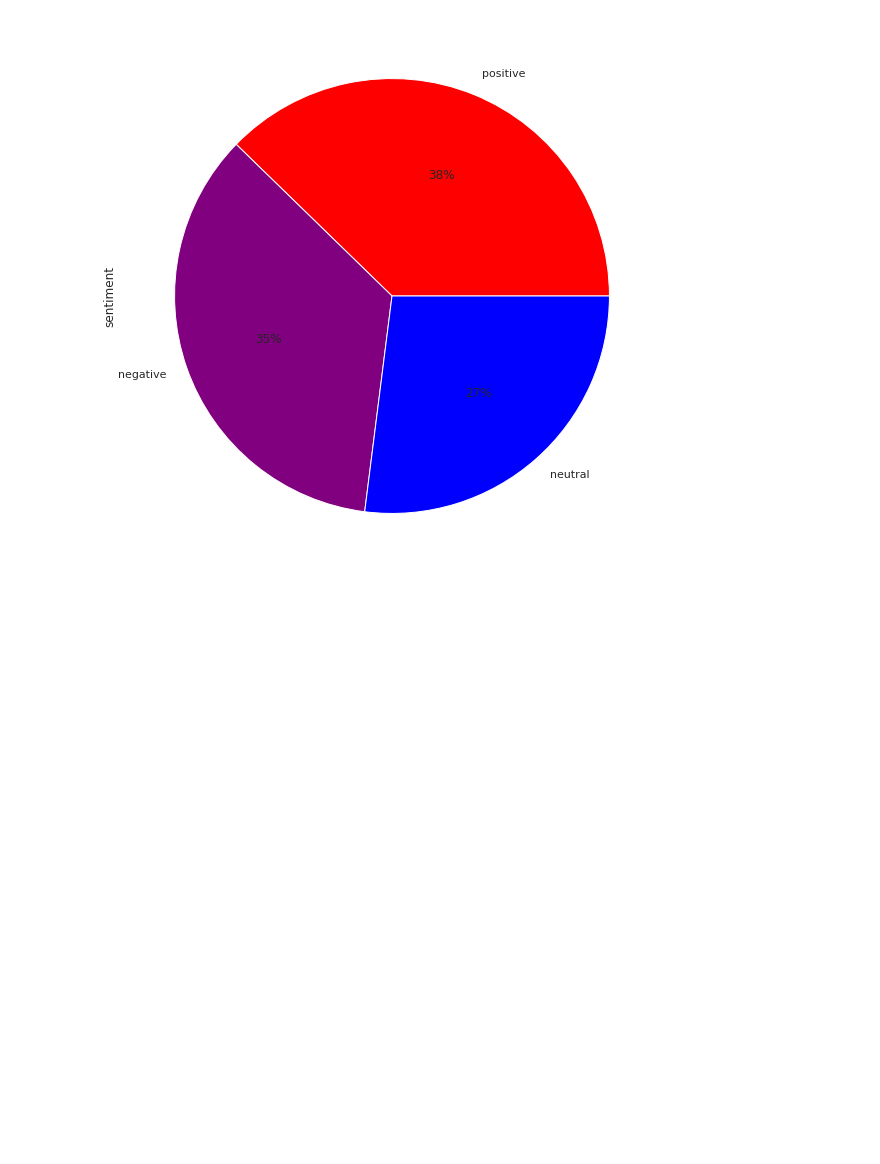
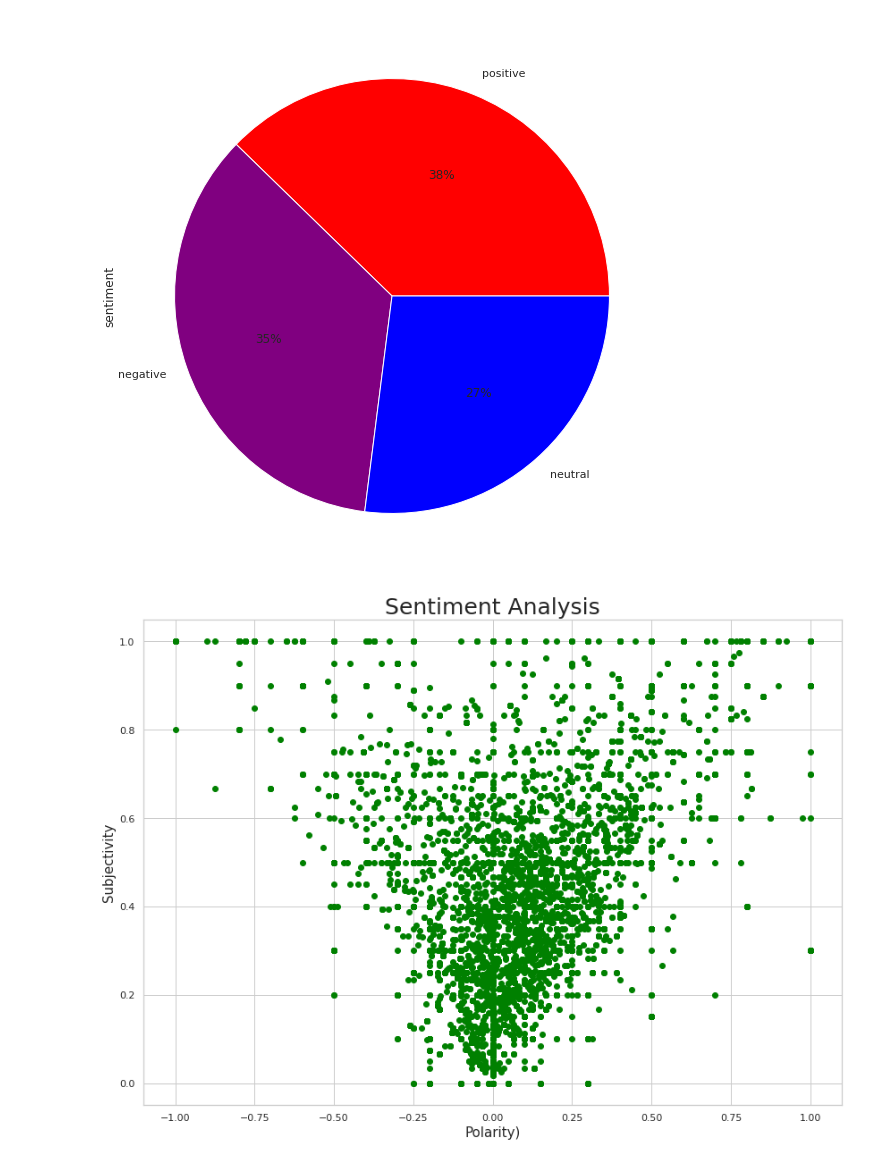
Before and after one commit to SennayT/Twitter-Data-Analysis-Template, a Jupyter notebook: task-3.ipynb, the cells around one changed output. Cells and saved outputs as stored; diff of their text form; code cells hidden in the pictures; blank space fills up the shorter version.

Commit message:
add scatter plot for sentiment

```diff
--- a/task-3.ipynb
+++ b/task-3.ipynb
@@ -221,3 +221,16 @@ df.sentiment.value_counts().plot(kind='pie', autopct='%1.0f%%', colors=["red", "
 # %% [output]
 <AxesSubplot:ylabel='sentiment'>
 [figure]
+# %%
+x = df.polarity
+y = df.subjectivity
+
+plt.scatter(x,y,color='green')
+
+plt.title('Sentiment Analysis', fontsize=25)
+plt.xlabel('Polarity)', fontsize=15)
+plt.ylabel('Subjectivity', fontsize=15)
+
+plt.show()
+# %% [output]
+[figure, added]
```
